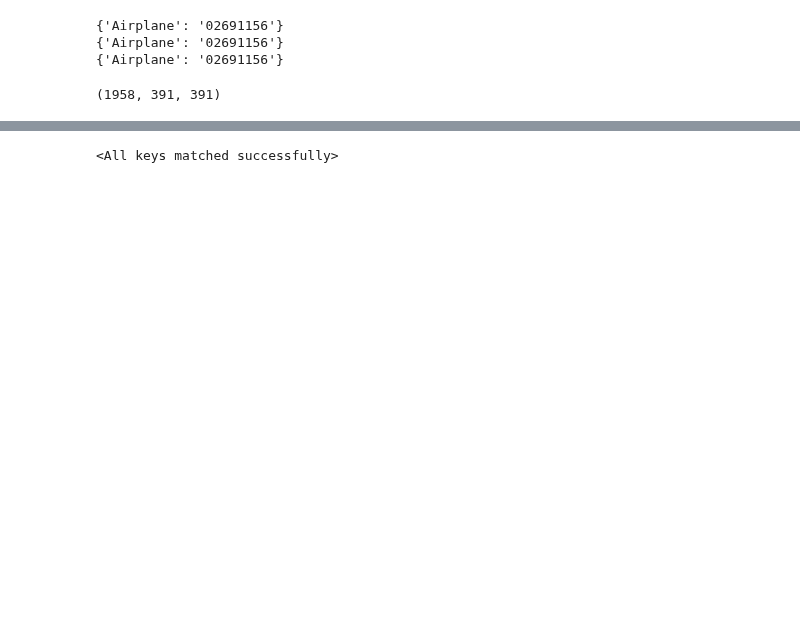
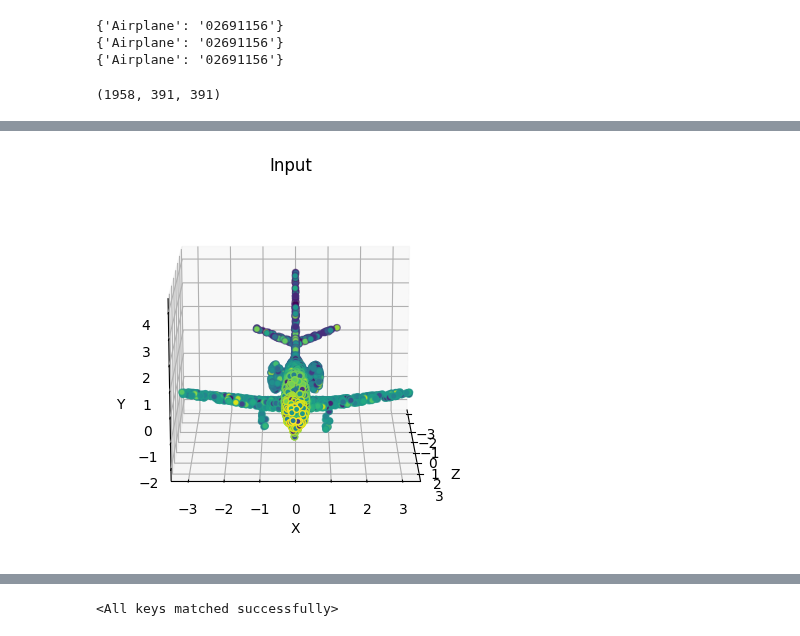
Before and after one commit to kristiyansakalyan/coarse-to-fine-shapes, a Jupyter notebook: train_PVCNN_Part_Segmentation-Noise.ipynb, the cells around one changed output, grey strips where cells are left out. Saved outputs shown, nothing was run; the diff lists cells and outputs as text; code cells hidden in the pictures; blank space fills up the shorter version.

```diff
--- a/train_PVCNN_Part_Segmentation-Noise.ipynb
+++ b/train_PVCNN_Part_Segmentation-Noise.ipynb
@@ -90,3 +90,8 @@ Test: 29.5532%
+# %%
+input_pc = point_set[0, ...].detach().cpu().numpy()
+fig = visualize_pointcloud(input_pc, "Input")
+# %% [output]
+[figure, added]
 # %%
 def add_random_noise(point_cloud, mean=0, std=0.025):
     noise = torch.normal(mean, std, size=point_cloud.size()).to("cuda")
```
Also changed, not shown: parts of 25 cells of this notebook, 2 other files.
